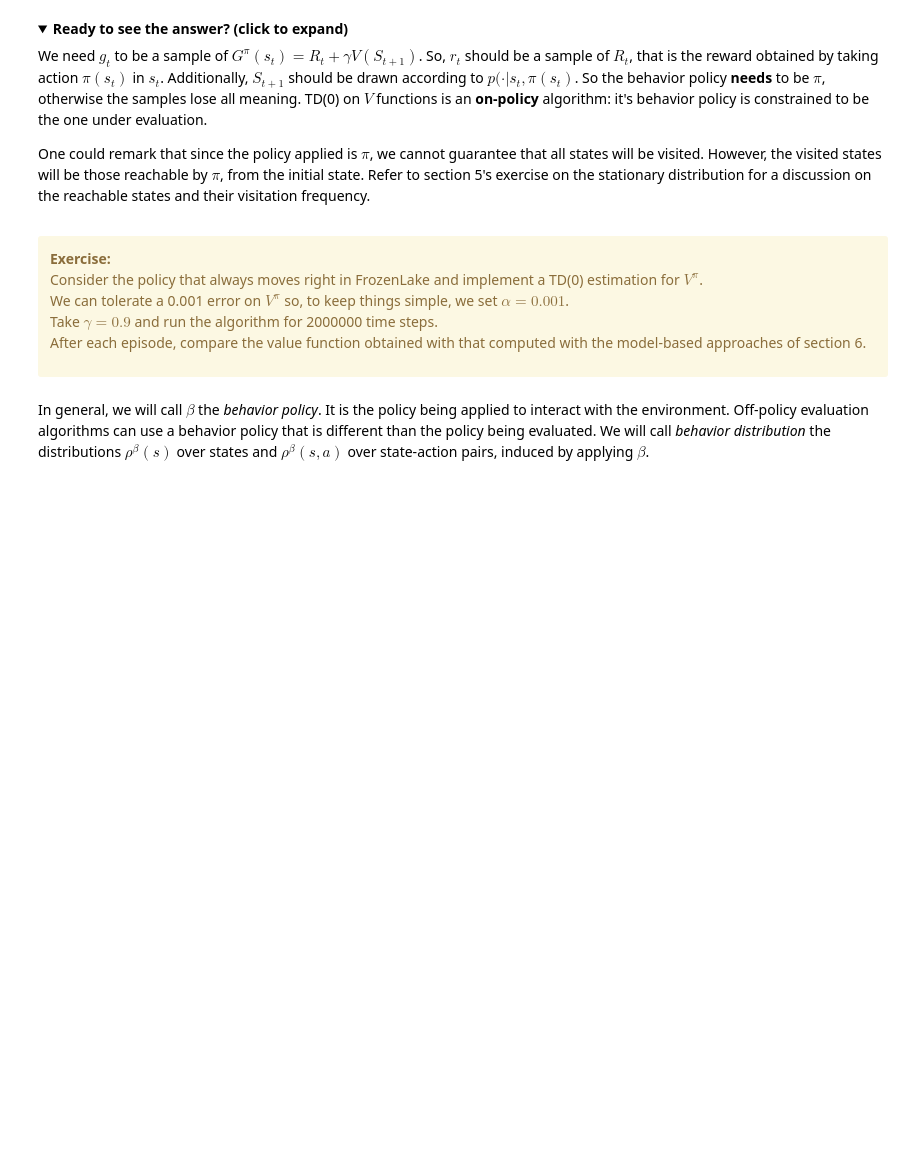
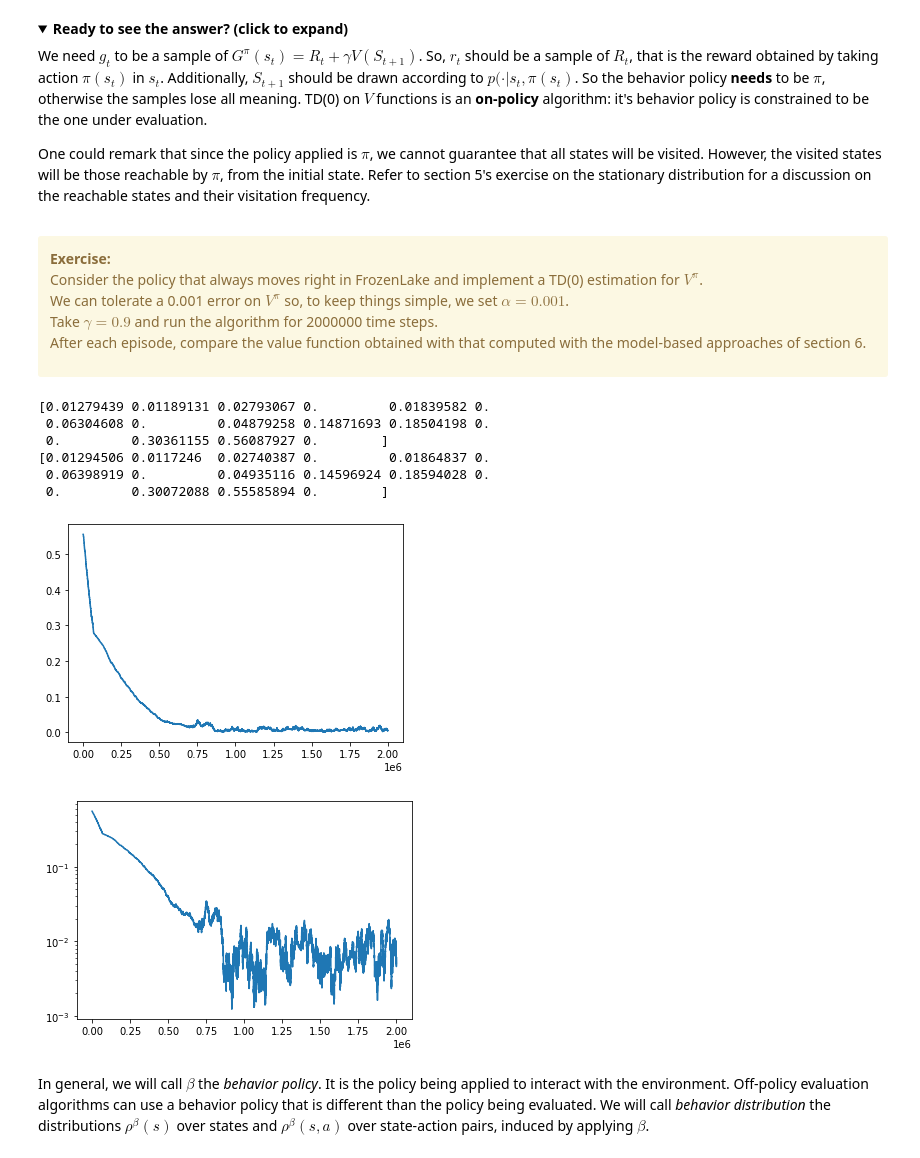
Before and after one commit to SupaeroDataScience/reinforcement-learning, a Jupyter notebook: notebooks/RL1 - RL fundamentals (2022).ipynb, the cells around one changed output. Drawn from its saved outputs; the diff is of its cells as text; code cells hidden in the pictures; folded sections open; blank space fills up the shorter version.

```diff
--- a/notebooks/RL1 - RL fundamentals (2022).ipynb
+++ b/notebooks/RL1 - RL fundamentals (2022).ipynb
@@ -2012,0 +2619,16 @@ Write a function `TD_Qeval` that runs TD(0) on tabular $Q$ functions for a discr
+# %%
+def TD_Qeval(Qtd,policy,trueQ):
+    gamma = 0.9
+    alpha = 0.01
+    max_steps=1000000
+    error = np.zeros((max_steps))
+    x = env.reset()
+    for t in range(max_steps):
+        a = np.random.randint(4)
+        y,r,d,_ = env.step(a)
+        Qtd[x][a] = Qtd[x][a] + alpha * (r+gamma*Qtd[y][policy[y]]-Qtd[x][a])
+        error[t] = np.max(np.abs(Qtd-trueQ))
+        if d==True:
+            x = env.reset()
+        else:
+            x=y
@@ -2018,12 +2661,12 @@ import numpy as np
 import matplotlib.pyplot as plt
 
 env = gym.make('FrozenLake-v0')
-pi0 = fl.RIGHT*np.ones((env.observation_space.n),dtype=np.int)
+pi0 = fl.RIGHT*np.ones((env.observation_space.n),dtype=int)
 gamma = 0.9
 alpha = 0.001
 Qpi0 = np.zeros((env.observation_space.n, env.action_space.n))
 
-Qpi0, error = TD_Qeval(pi=pi0, max_steps=3000000, env=env, alpha=alpha, gamma=gamma, Qpi=Qpi0, Qtrue=Qpi_sequence[-1])
+Qpi0, error = TD_Qeval(pi=pi0, max_steps=3000000, env=env, alpha=alpha, gamma=gamma, Q=Qpi0, Qtrue=Qpi_sequence[-1])
 print("Max error:", np.max(np.abs(Qpi0-Qpi0true)))
 plt.plot(error)
 plt.figure()
@@ -2103,3 +2765,49 @@ After each episode, compare the value function obtained with that computed with
+# %%
+# %load solutions/RL3_exercise2.py
+### WRITE YOUR CODE HERE
+# If you get stuck, uncomment the line above to load a correction in this cell (then you can execute this code).
+
+import gym
+import gym.envs.toy_text.frozen_lake as fl
+import numpy as np
+%matplotlib inline
+import matplotlib.pyplot as plt
+
+env = gym.make('FrozenLake-v0')
+
+# parameters
+gamma = 0.9
+alpha = 0.001
+max_steps = 2000000
+V = np.zeros((env.observation_space.n))
+
+# error plotting
+error = np.zeros((max_steps)) # used to track the convergence to V_pi0
+
+x = env.reset()
+for t in range(max_steps):
+    y,r,d,_ = env.step(fl.RIGHT)
+    V[x] = V[x] + alpha * (r+gamma*V[y]-V[x])
+    error[t] = np.max(np.abs(V-V_pi0))
+    if d==True:
+        x = env.reset()
+    else:
+        x=y
+
+print(V)
+print(V_pi0)
+plt.plot(error)
+plt.figure()
+plt.semilogy(error);
+# %% [output]
+[0.01279439 0.01189131 0.02793067 0.         0.01839582 0.
+ 0.06304608 0.         0.04879258 0.14871693 0.18504198 0.
+ 0.         0.30361155 0.56087927 0.        ]
+[0.01294506 0.0117246  0.02740387 0.         0.01864837 0.
+ 0.06398919 0.         0.04935116 0.14596924 0.18594028 0.
+ 0.         0.30072088 0.55585894 0.        ]
+[figure, added]
+[figure, added]
 # %% [markdown]
 In general, we will call $\beta$ the *behavior policy*. It is the policy being applied to interact with the environment. Off-policy evaluation algorithms can use a behavior policy that is different than the policy being evaluated. We will call *behavior distribution* the distributions $\rho^\beta(s)$ over states and $\rho^\beta(s,a)$ over state-action pairs, induced by applying $\beta$.
 # %% [markdown]
```
Also changed, not shown: parts of 50 cells of this notebook, 3 other files.
